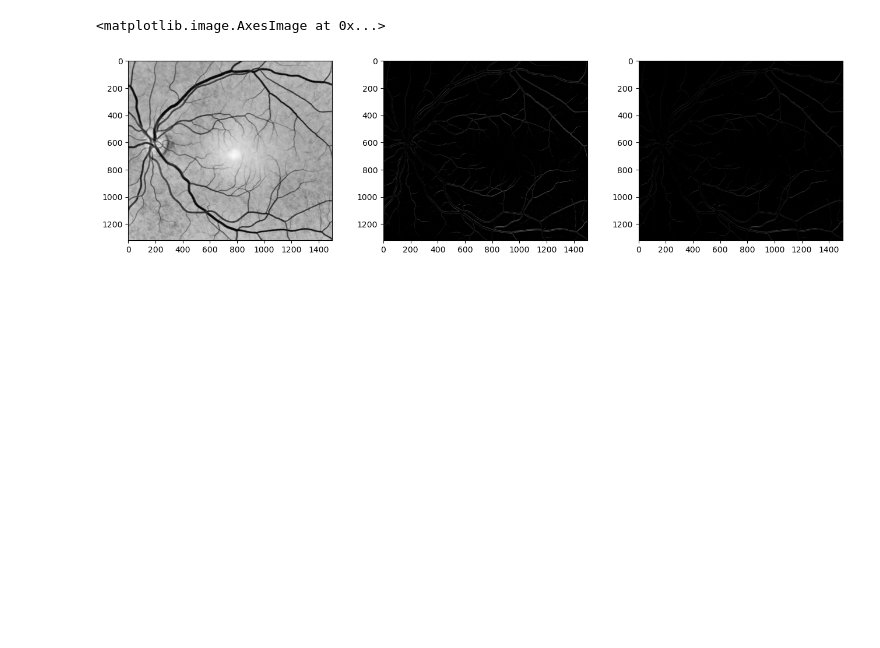
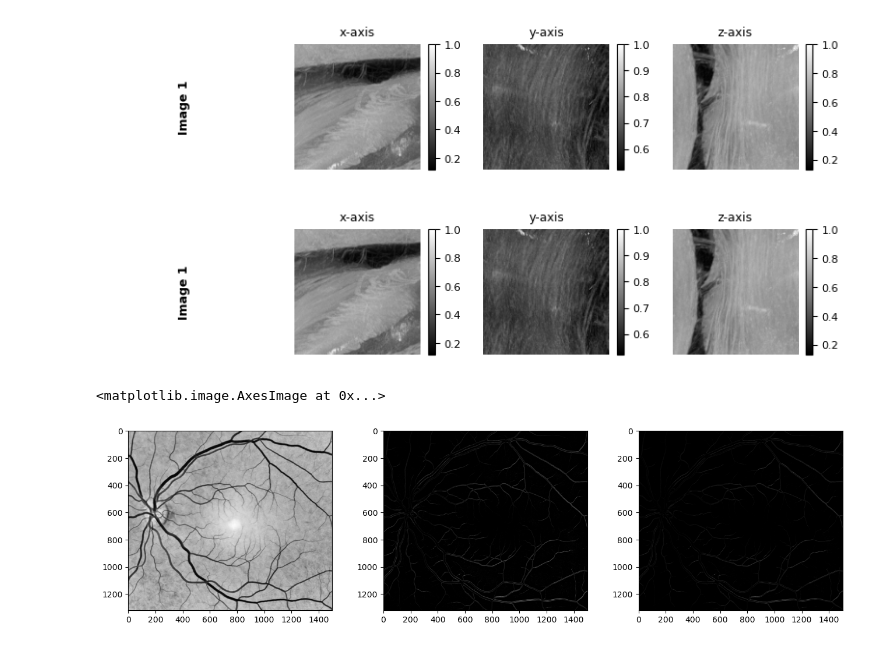
Before and after one commit to Noe-Edouard/Loria-Stage, a Jupyter notebook: sandbox.ipynb, the cells around one changed output. Cells and saved outputs as stored; diff of their text form; code cells hidden in the pictures; blank space fills up the shorter version.

```diff
--- a/sandbox.ipynb
+++ b/sandbox.ipynb
@@ -1,3 +1,13 @@
+# %%
+from core.loader import Loader
+from core.saver import Saver
+from view.viewer import Viewer
+
+data = Loader('data/draft/').load_data('mouse_brain.nii', crop=True, target_shape=(150, 150, 150))
+Viewer().display_mip(data)
+# %% [output]
+[figure, added]
+[figure, added]
 # %%
 import numpy as np
 import matplotlib.pyplot as plt
```
Also changed, not shown: 27 other files.
